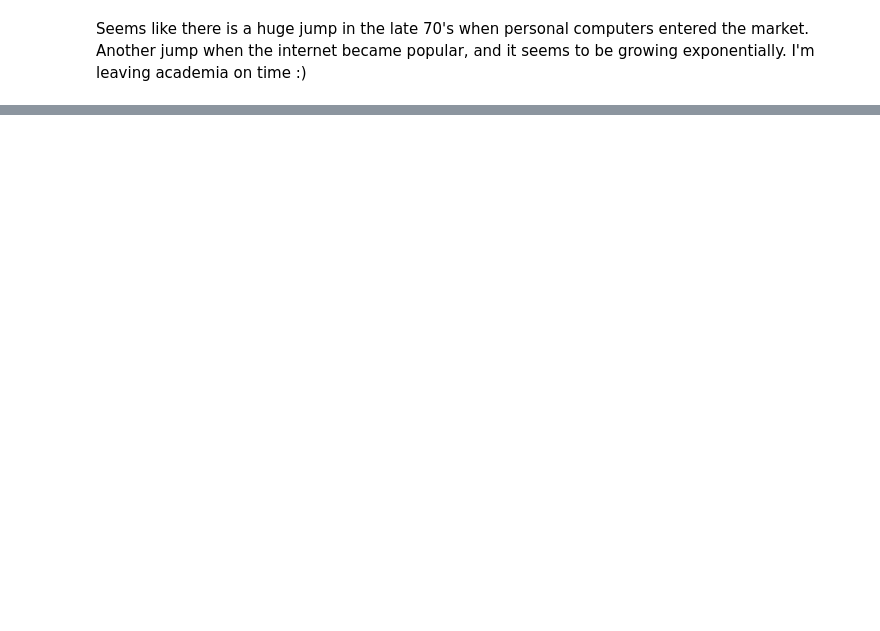
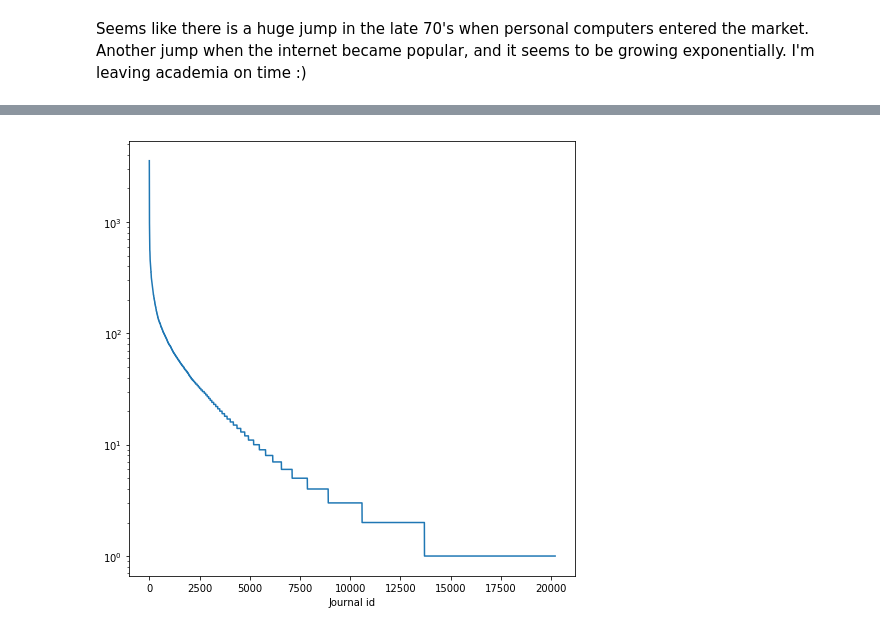
Before and after one commit to typeo23/Springboard-Data-Science, a Jupyter notebook: Capstone_Project_2/A_bit_of_exploration.ipynb, the cells around one changed output, grey strips where cells are left out. Saved outputs shown, nothing was run; the diff lists cells and outputs as text; code cells hidden in the pictures; blank space fills up the shorter version.

```diff
--- a/Capstone_Project_2/A_bit_of_exploration.ipynb
+++ b/Capstone_Project_2/A_bit_of_exploration.ipynb
@@ -144,0 +139,7 @@ Seems like there is a huge jump in the late 70's when personal computers entered
+# %%
+f, ax = plt.subplots(figsize=(8, 8))
+plt.plot((journal_count.values))
+plt.xlabel('Journal id')
+ax.set_yscale('log')
+# %% [output]
+[figure, added]
```
Also changed, not shown: parts of 14 cells of this notebook.
